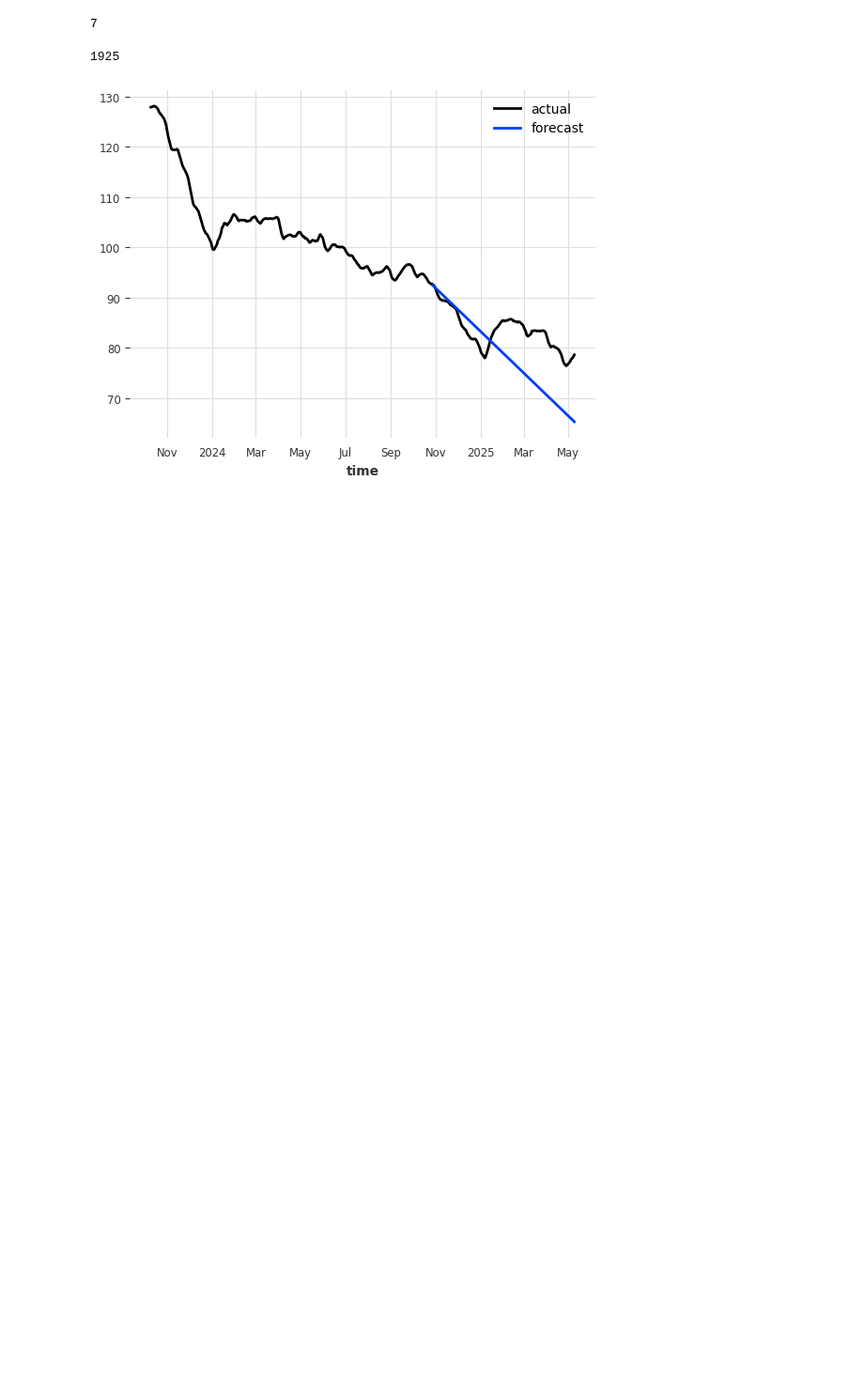
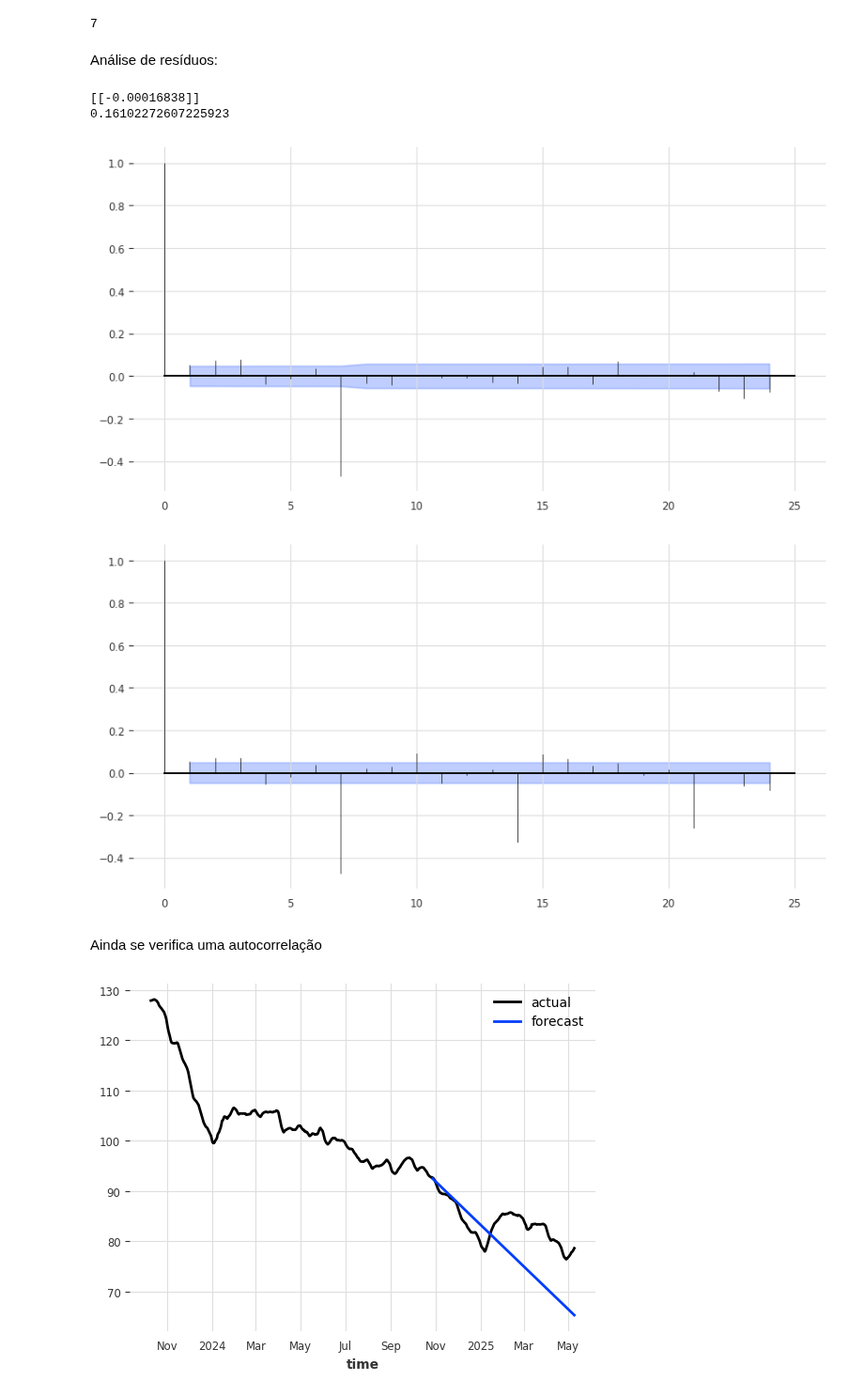
Before and after one commit to GothamAnalytics-7/ASTP, a Jupyter notebook: notebooks/ASTP_Obj2Notebook2_ClassicModels.ipynb, the cells around one changed output. Shown at 94% size. Cells and saved outputs as stored; diff of their text form; code cells hidden in the pictures; blank space fills up the shorter version.

```diff
--- a/notebooks/ASTP_Obj2Notebook2_ClassicModels.ipynb
+++ b/notebooks/ASTP_Obj2Notebook2_ClassicModels.ipynb
@@ -177,10 +177,26 @@ OrderedDict([('trend', <ModelMode.ADDITIVE: 'additive'>),
 model.seasonal_periods
 # %% [output]
 7
-# %%
-len(series)
-# %% [output]
-1925
+# %% [markdown]
+Análise de resíduos:
+# %%
+residuals = model.residuals(train, verbose=True)
+# %%
+print(residuals.mean(axis=0).values())
+print(np.std(residuals.to_series()))
+# %% [output]
+[[-0.00016838]]
+0.16102272607225923
+# %%
+statistics.plot_acf(residuals)
+plt.show()
+statistics.plot_pacf(residuals)
+plt.show()
+# %% [output]
+[figure, added]
+[figure, added]
+# %% [markdown]
+Ainda se verifica uma autocorrelação
 # %%
 series.drop_before(visualizing).plot(label="actual")  # plot only last 1-visualizing of series
 prediction.plot(label="forecast", low_quantile=0.05, high_quantile=0.95)
```
Also changed, not shown: parts of 12 cells of this notebook, 1 other file.
